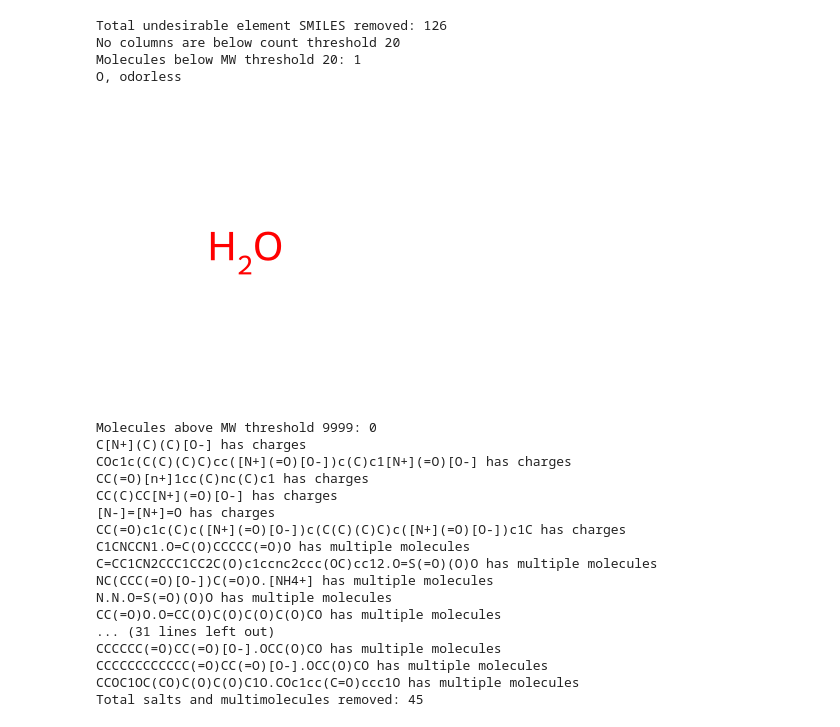
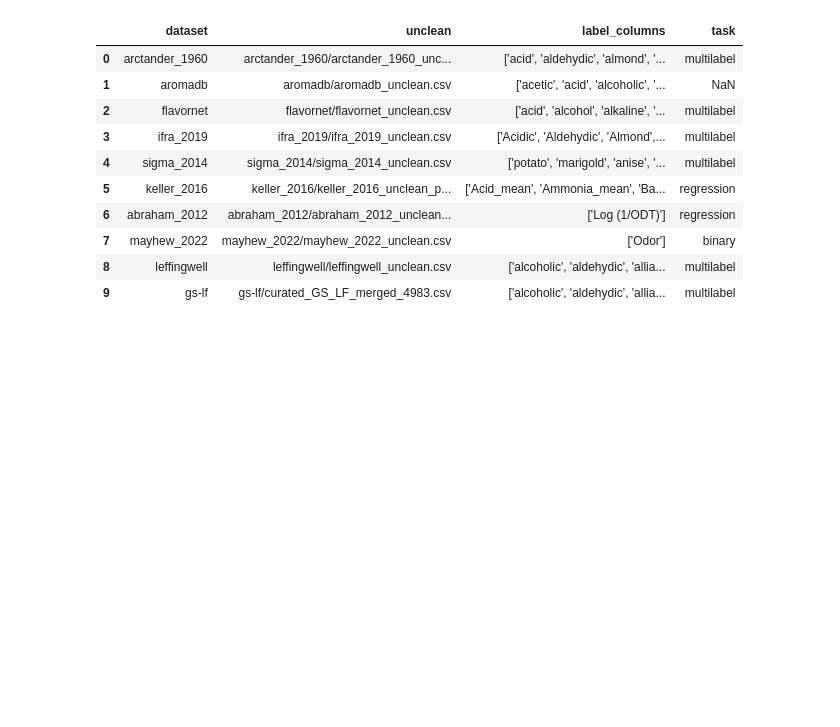
Before and after one commit to chemcognition-lab/dreamix, a Jupyter notebook: datasets/dataset_cleaner.ipynb, the cells around one changed output. Saved outputs shown, nothing was run; the diff lists cells and outputs as text; code cells hidden in the pictures; blank space fills up the shorter version.

```diff
--- a/datasets/dataset_cleaner.ipynb
+++ b/datasets/dataset_cleaner.ipynb
@@ -104,47 +14,0 @@ def purge_salts_and_multimolecule(smiles):
-# %%
-df = pd.read_csv("gs-lf/curated_GS_LF_merged_4983.csv")
-
-df.rename(columns={'nonStereoSMILES': "IsomericSMILES"}, inplace=True)
-
-descriptor_list = df.columns[2:]
-
-df['contains_undesirable_elements'] = df['IsomericSMILES'].apply(contains_undesirable_elements)
-print(f"Total undesirable element SMILES removed: {len(df[df['contains_undesirable_elements'] == True])}")
-
-df_filtered = df[~df['contains_undesirable_elements']].copy()
-
-df_filtered = remove_low_count_columns(df=df_filtered, column_list=descriptor_list, threshold=20)
-
-df_filtered['salt_or_multimolecule'] = df_filtered['IsomericSMILES'].apply(purge_salts_and_multimolecule)
-print(f"Total salts and multimolecules removed: {len(df_filtered[df_filtered['salt_or_multimolecule'] == True])}")
-
-df_filtered = df_filtered[~df_filtered['salt_or_multimolecule']]
-
-df_filtered = remove_molecular_weights(df=df_filtered, column_list=descriptor_list, lower=20, higher=9999)
-
-df_final = df_filtered.drop(columns=['contains_undesirable_elements', 'rdkit', 'mw', 'salt_or_multimolecule'])
-
-df_final.to_csv("gs-lf/gs-lf_combined.csv", index=False)
-# %% [output]
-Total undesirable element SMILES removed: 126
-No columns are below count threshold 20
-Molecules below MW threshold 20: 1
-O, odorless
-[figure, removed]
-Molecules above MW threshold 9999: 0
-C[N+](C)(C)[O-] has charges
-COc1c(C(C)(C)C)cc([N+](=O)[O-])c(C)c1[N+](=O)[O-] has charges
-CC(=O)[n+]1cc(C)nc(C)c1 has charges
-CC(C)CC[N+](=O)[O-] has charges
-[N-]=[N+]=O has charges
-CC(=O)c1c(C)c([N+](=O)[O-])c(C(C)(C)C)c([N+](=O)[O-])c1C has charges
-C1CNCCN1.O=C(O)CCCCC(=O)O has multiple molecules
-C=CC1CN2CCC1CC2C(O)c1ccnc2ccc(OC)cc12.O=S(=O)(O)O has multiple molecules
-NC(CCC(=O)[O-])C(=O)O.[NH4+] has multiple molecules
-N.N.O=S(=O)(O)O has multiple molecules
-CC(=O)O.O=CC(O)C(O)C(O)C(O)CO has multiple molecules
-... (31 lines left out)
-CCCCCC(=O)CC(=O)[O-].OCC(O)CO has multiple molecules
-CCCCCCCCCCCC(=O)CC(=O)[O-].OCC(O)CO has multiple molecules
-CCOC1OC(CO)C(O)C(O)C1O.COc1cc(C=O)ccc1O has multiple molecules
-Total salts and multimolecules removed: 45
@@ -150,0 +205,14 @@ Total salts and multimolecules removed: 45
+# %%
+file_df
+# %% [output]
+|  | dataset | unclean | label_columns | task |
+| 0 | arctander_1960 | arctander_1960/arctander_1960_unc... | ['acid', 'aldehydic', 'almond', '... | multilabel |
+| 1 | aromadb | aromadb/aromadb_unclean.csv | ['acetic', 'acid', 'alcoholic', '... | NaN |
+| 2 | flavornet | flavornet/flavornet_unclean.csv | ['acid', 'alcohol', 'alkaline', '... | multilabel |
+| 3 | ifra_2019 | ifra_2019/ifra_2019_unclean.csv | ['Acidic', 'Aldehydic', 'Almond',... | multilabel |
+| 4 | sigma_2014 | sigma_2014/sigma_2014_unclean.csv | ['potato', 'marigold', 'anise', '... | multilabel |
+| 5 | keller_2016 | keller_2016/keller_2016_unclean_p... | ['Acid_mean', 'Ammonia_mean', 'Ba... | regression |
+| 6 | abraham_2012 | abraham_2012/abraham_2012_unclean... | ['Log (1/ODT)'] | regression |
+| 7 | mayhew_2022 | mayhew_2022/mayhew_2022_unclean.csv | ['Odor'] | binary |
+| 8 | leffingwell | leffingwell/leffingwell_unclean.csv | ['alcoholic', 'aldehydic', 'allia... | multilabel |
+| 9 | gs-lf | gs-lf/curated_GS_LF_merged_4983.csv | ['alcoholic', 'aldehydic', 'allia... | multilabel |
```
Also changed, not shown: parts of 11 cells of this notebook, 23 other files.
